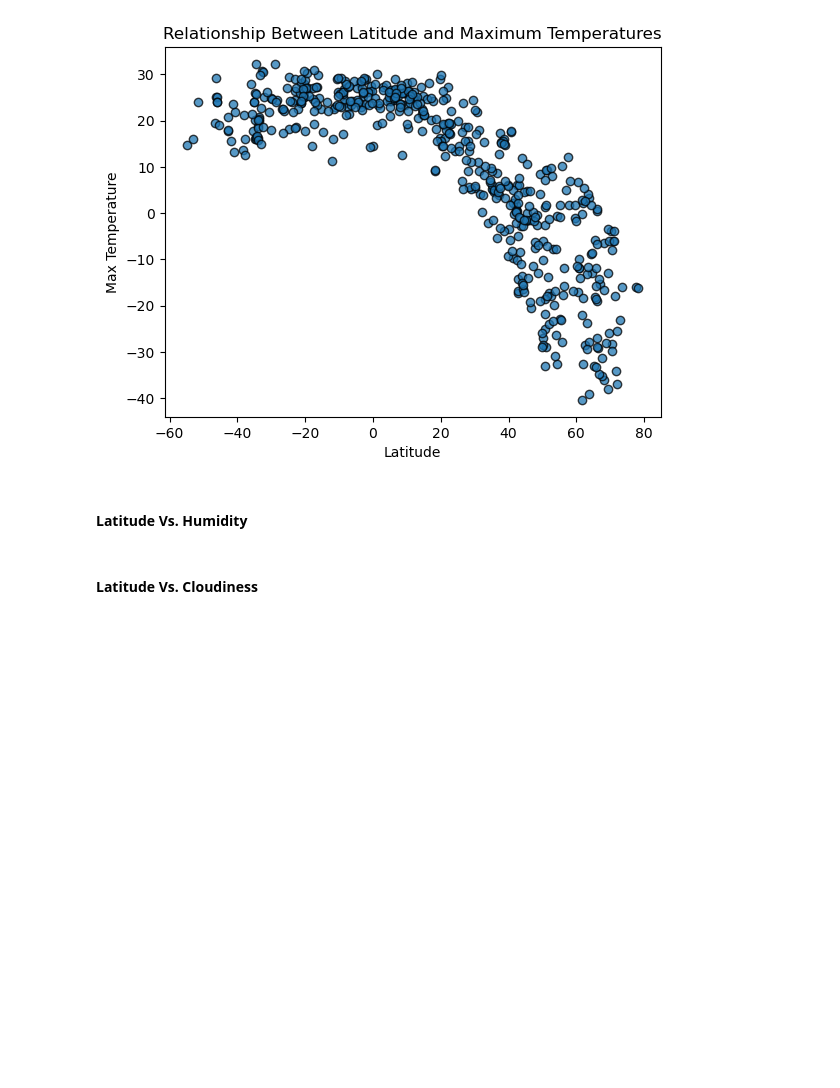
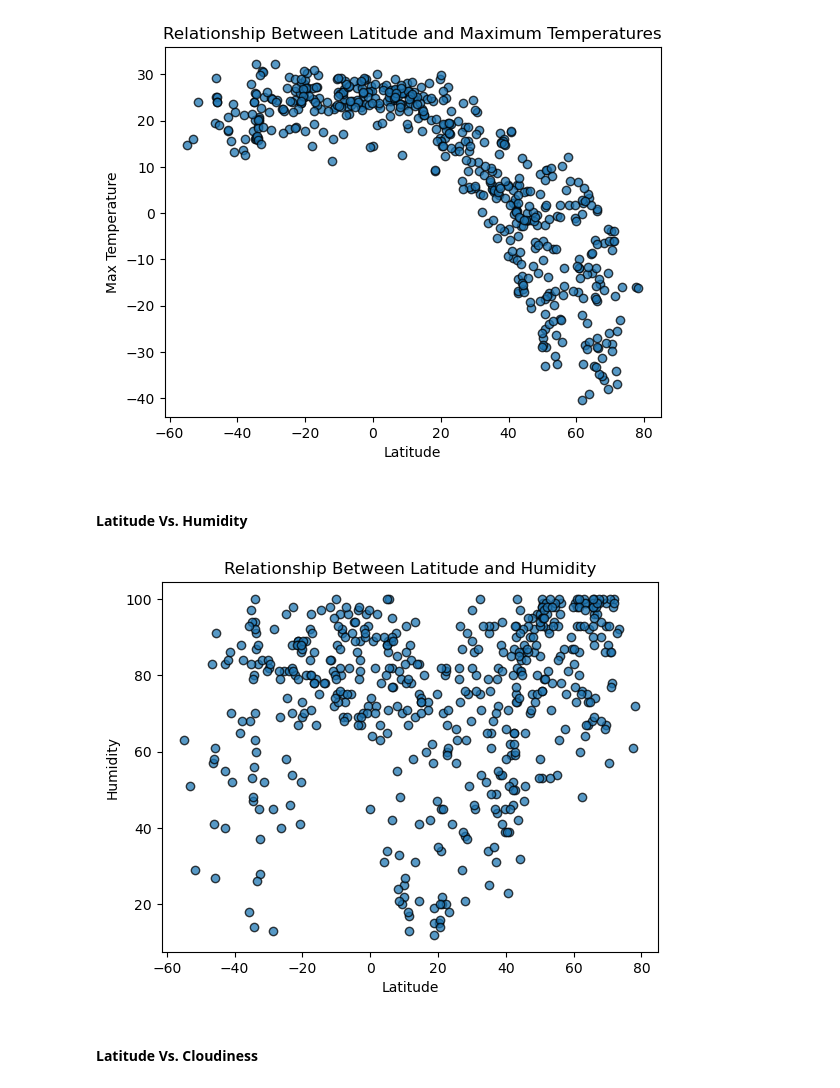
Before and after one commit to ShoaibFarooqui/python-api-challenge, a Jupyter notebook: Weather-API-Demo/starter_code/WeatherPy.ipynb, the cells around one changed output. Saved outputs shown, nothing was run; the diff lists cells and outputs as text; code cells hidden in the pictures; blank space fills up the shorter version.

```diff
--- a/Weather-API-Demo/starter_code/WeatherPy.ipynb
+++ b/Weather-API-Demo/starter_code/WeatherPy.ipynb
@@ -210,16 +210,22 @@ plt.show()
 #### Latitude Vs. Humidity
 # %%
 # Build the scatter plots for latitude vs. humidity
-# YOUR CODE HERE
+x_axis = city_data_df["Lat"]
+y_axis = city_data_df["Humidity"]
+plt.scatter(x_axis, y_axis, alpha=0.75, edgecolors='black')
 
 # Incorporate the other graph properties
-# YOUR CODE HERE
+plt.xlabel("Latitude")
+plt.ylabel("Humidity")
+plt.title("Relationship Between Latitude and Humidity")
 
 # Save the figure
-plt.savefig("output_data/Fig2.png")
+plt.savefig("../output_data/Fig2.png")
 
 # Show plot
 plt.show()
+# %% [output]
+[figure, added]
 # %% [markdown]
 #### Latitude Vs. Cloudiness
 # %%
```
Also changed, not shown: parts of 2 cells of this notebook, 3 other files.
